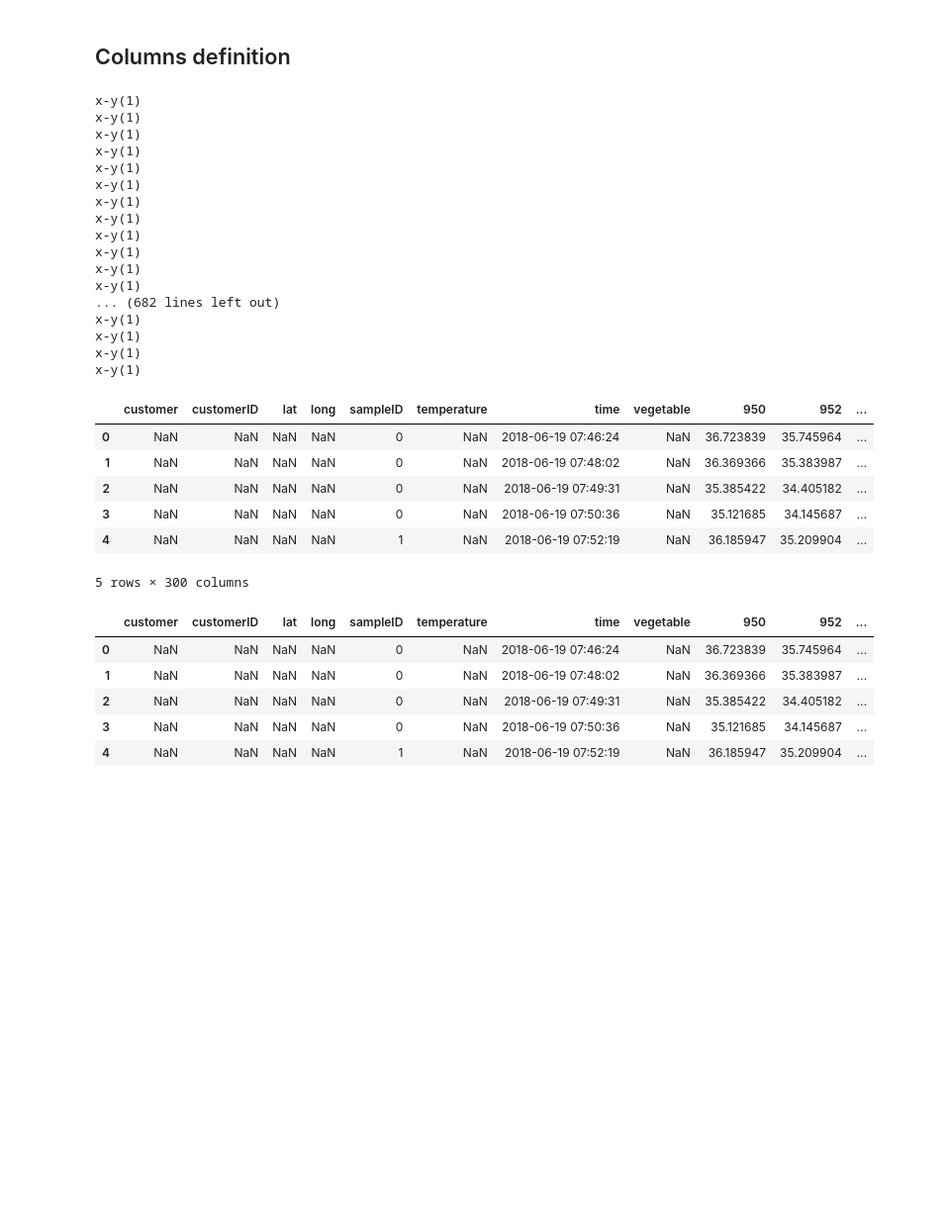
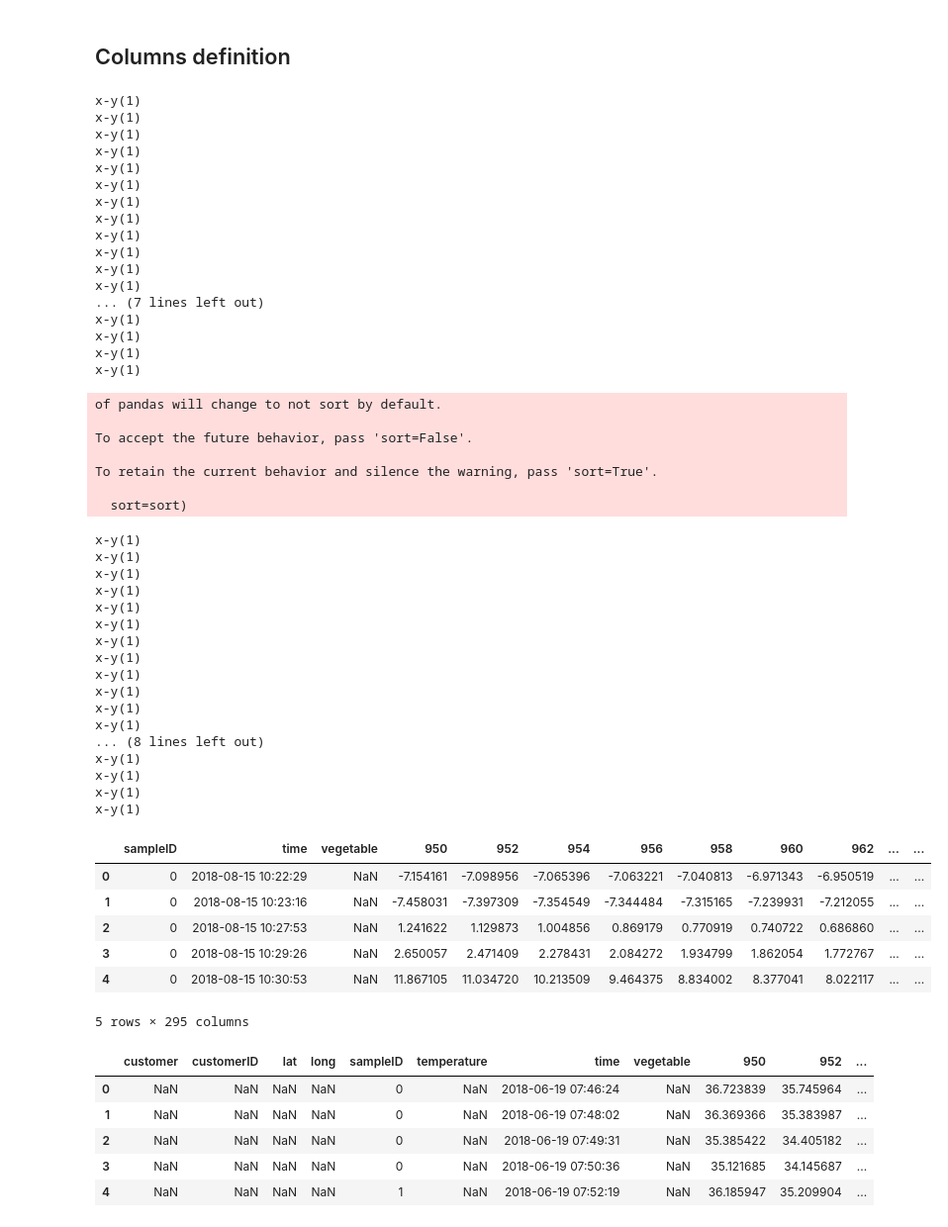
Before and after one commit to rudloffl/open-peas, a Jupyter notebook: notebooks/sqlite - spc database.ipynb, the cells around one changed output. Shown at 99% size. Saved outputs shown, nothing was run; the diff lists cells and outputs as text; code cells hidden in the pictures; blank space fills up the shorter version.

```diff
--- a/notebooks/sqlite - spc database.ipynb
+++ b/notebooks/sqlite - spc database.ipynb
@@ -5,7 +5,7 @@ import pandas as pd
 # %%
 import matplotlib.pyplot as plt
 # %%
-f = spc.File('../data/20180701_074127_1151_0_104.spc')
+f = spc.File('../data/peas/20180701_074127_1151_0_104.spc')
 # %% [output]
 x-y(1)
 # %%
@@ -43,7 +47,7 @@ df.T.tail()
 # %%
 import os
 # %%
-datafolder = '../data'
+datafolder = '../data/classification'
 # %%
 filelist = [x for x in os.listdir(datafolder) if x.endswith('.spc')]
 filelist.sort()
@@ -67,0 +69,13 @@ targets.shape
+# %%
+count = 111
+targetserie = ""
+targets = []
+
+while count != 0:
+#for x in range(2):
+    count = int(input('Label Count'))
+    #print(targetserie, count)
+    if count != 0:
+        targetserie = input('Target label')
+        targets.extend([targetserie for x in range(count)])
+targets
@@ -70,12 +123,12 @@ targets.shape
 # %%
 columns = []
 columns.extend(['time'])
-columns.extend(['customerID', 'customer'])
-columns.extend(['temperature',])
-columns.extend(['long', 'lat'])
+#columns.extend(['customerID', 'customer'])
+#columns.extend(['temperature',])
+#columns.extend(['long', 'lat'])
 columns.extend(['vegetable', 'sampleID'])
 columns.extend([int(x) for x in range(950, 1530+1, 2)])
-columns.append('target')
+#columns.append('target')
 #columns
 # %%
 dataset = pd.DataFrame(columns=columns)
@@ -85,15 +138,15 @@ for index, file in enumerate(filelist[:]):
     details = {}
 
     # Target
-    details['target'] = targets.Average.iloc[index]
+    details['target'] = targets[index]#targets.Average.iloc[index]
 
     # sample ID
-    if sampleid == 0 and index ==0:
-        sampleid = 0
-    if index != 0 and details['target'] != targets['Average'].iloc[index-1]:
-        sampleid += 1
-    else:
-        pass #same subsample
+    #if sampleid == 0 and index ==0:
+    #    sampleid = 0
+    #if index != 0 and details['target'] != targets['Average'].iloc[index-1]:
+    #    sampleid += 1
+    #else:
+    #    pass #same subsample
 
     details['sampleID'] = sampleid
 
@@ -109,41 +162,65 @@ for index, file in enumerate(filelist[:]):
     df = pd.read_csv(spectra, sep=";", header=None, dtype={0:'int', 1:'float64'})
     df.set_index(0, inplace=True)
     df = df.T
 
     #Additionnal data
     misc = pd.DataFrame(details, index=[1])
 
     df = pd.concat([df, misc], axis =1)
 
     dataset = dataset.append(df, ignore_index=True)
     #dataset.loc[name] = [details.get(x, np.nan) for x in dataset.columns]
 
 dataset.head()
 # %% [output]
 x-y(1)
 x-y(1)
 x-y(1)
 x-y(1)
 x-y(1)
 x-y(1)
 x-y(1)
 x-y(1)
 x-y(1)
 x-y(1)
 x-y(1)
 x-y(1)
-... (682 lines left out)
+... (7 lines left out)
 x-y(1)
 x-y(1)
 x-y(1)
 x-y(1)
+of pandas will change to not sort by default.
+
+To accept the future behavior, pass 'sort=False'.
+
+To retain the current behavior and silence the warning, pass 'sort=True'.
+
+  sort=sort)
+x-y(1)
+x-y(1)
+x-y(1)
+x-y(1)
+x-y(1)
+x-y(1)
+x-y(1)
+x-y(1)
+x-y(1)
+x-y(1)
+x-y(1)
+x-y(1)
+... (8 lines left out)
+x-y(1)
+x-y(1)
+x-y(1)
+x-y(1)
-|  | customer | customerID | lat | long | sampleID | temperature | time | vegetable | 950 | 952 | ... |
-| 0 | NaN | NaN | NaN | NaN | 0 | NaN | 2018-06-19 07:46:24 | NaN | 36.723839 | 35.745964 | ... |
-| 1 | NaN | NaN | NaN | NaN | 0 | NaN | 2018-06-19 07:48:02 | NaN | 36.369366 | 35.383987 | ... |
-| 2 | NaN | NaN | NaN | NaN | 0 | NaN | 2018-06-19 07:49:31 | NaN | 35.385422 | 34.405182 | ... |
-| 3 | NaN | NaN | NaN | NaN | 0 | NaN | 2018-06-19 07:50:36 | NaN | 35.121685 | 34.145687 | ... |
-| 4 | NaN | NaN | NaN | NaN | 1 | NaN | 2018-06-19 07:52:19 | NaN | 36.185947 | 35.209904 | ... |
+|  | sampleID | time | vegetable | 950 | 952 | 954 | 956 | 958 | 960 | 962 | ... | ... |
+| 0 | 0 | 2018-08-15 10:22:29 | NaN | -7.154161 | -7.098956 | -7.065396 | -7.063221 | -7.040813 | -6.971343 | -6.950519 | ... | ... |
+| 1 | 0 | 2018-08-15 10:23:16 | NaN | -7.458031 | -7.397309 | -7.354549 | -7.344484 | -7.315165 | -7.239931 | -7.212055 | ... | ... |
+| 2 | 0 | 2018-08-15 10:27:53 | NaN | 1.241622 | 1.129873 | 1.004856 | 0.869179 | 0.770919 | 0.740722 | 0.686860 | ... | ... |
+| 3 | 0 | 2018-08-15 10:29:26 | NaN | 2.650057 | 2.471409 | 2.278431 | 2.084272 | 1.934799 | 1.862054 | 1.772767 | ... | ... |
+| 4 | 0 | 2018-08-15 10:30:53 | NaN | 11.867105 | 11.034720 | 10.213509 | 9.464375 | 8.834002 | 8.377041 | 8.022117 | ... | ... |
-5 rows × 300 columns
+5 rows × 295 columns
 # %%
 dataset.head()
 # %% [output]
```
Also changed, not shown: parts of 8 cells of this notebook, 13 other files.
